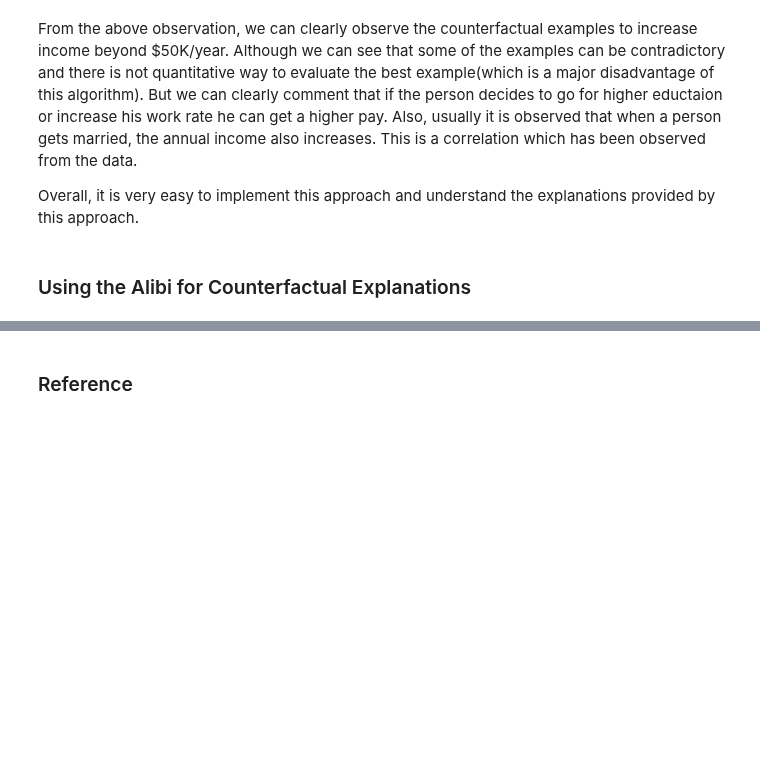
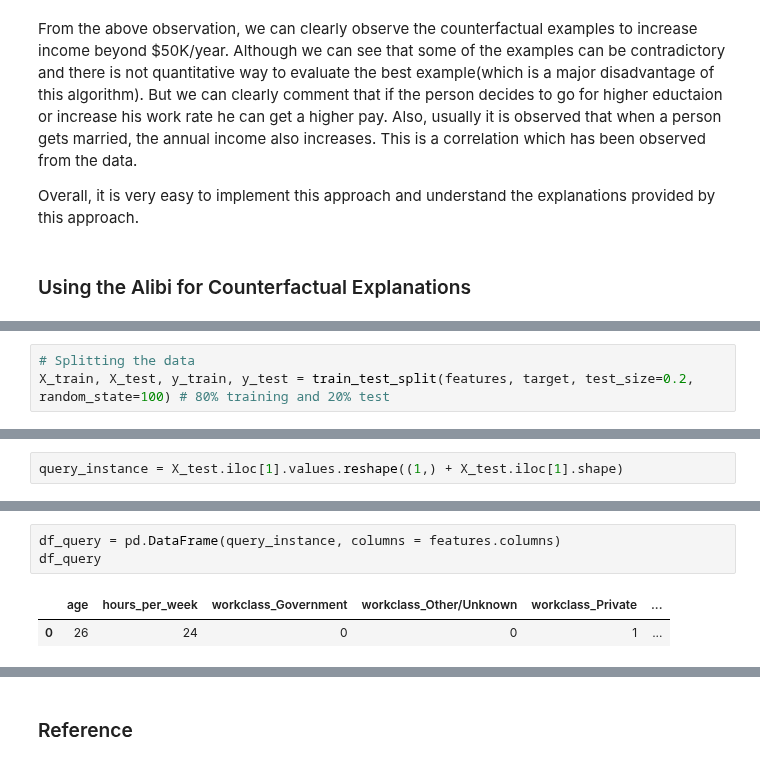
Before and after one commit to PacktPublishing/Applied-Machine-Learning-Explainability-Techniques, a Jupyter notebook: Chapter02/Counterfactual_structured_data.ipynb, the cells around one changed output, grey strips where cells are left out. Saved outputs shown, nothing was run; the diff lists cells and outputs as text; blank space fills up the shorter version.

```diff
--- a/Chapter02/Counterfactual_structured_data.ipynb
+++ b/Chapter02/Counterfactual_structured_data.ipynb
@@ -116,0 +166,3 @@ Overall, it is very easy to implement this approach and understand the explanati
+# %%
+# Splitting the data
+X_train, X_test, y_train, y_test = train_test_split(features, target, test_size=0.2, random_state=100) # 80% training and 20% test
@@ -116,0 +188,2 @@ Overall, it is very easy to implement this approach and understand the explanati
+# %%
+query_instance = X_test.iloc[1].values.reshape((1,) + X_test.iloc[1].shape)
@@ -116,0 +217,6 @@ Overall, it is very easy to implement this approach and understand the explanati
+# %%
+df_query = pd.DataFrame(query_instance, columns = features.columns)
+df_query
+# %% [output]
+|  | age | hours_per_week | workclass_Government | workclass_Other/Unknown | workclass_Private | ... |
+| 0 | 26 | 24 | 0 | 0 | 1 | ... |
```
Also changed, not shown: parts of 16 cells of this notebook.
